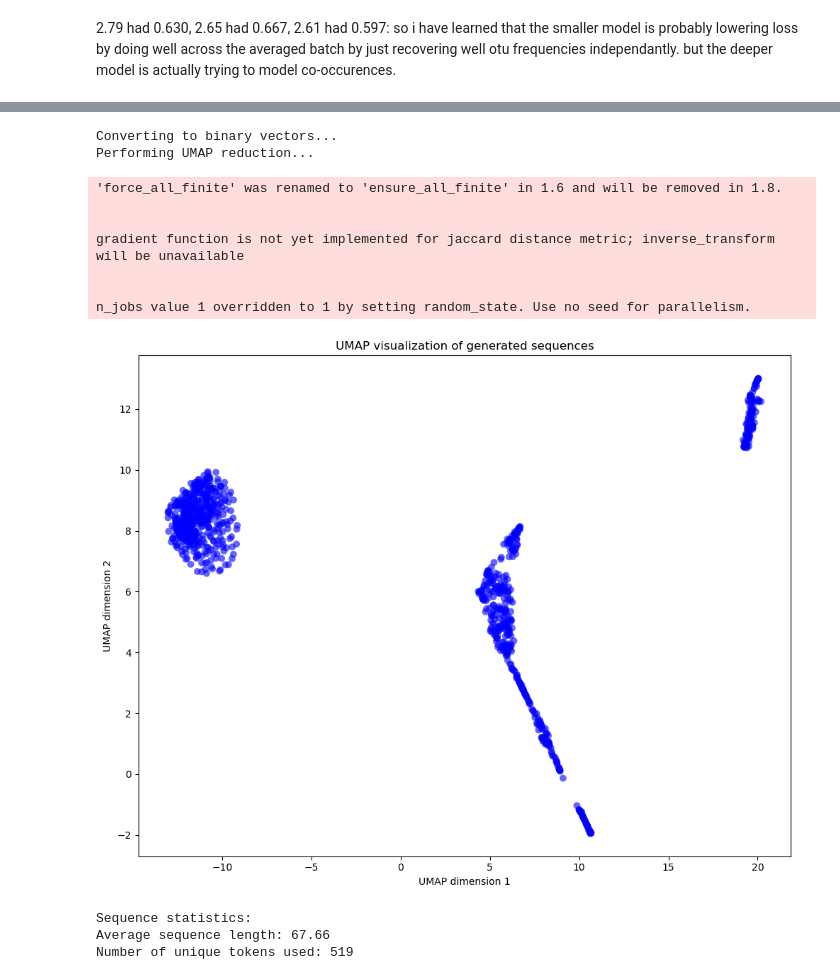
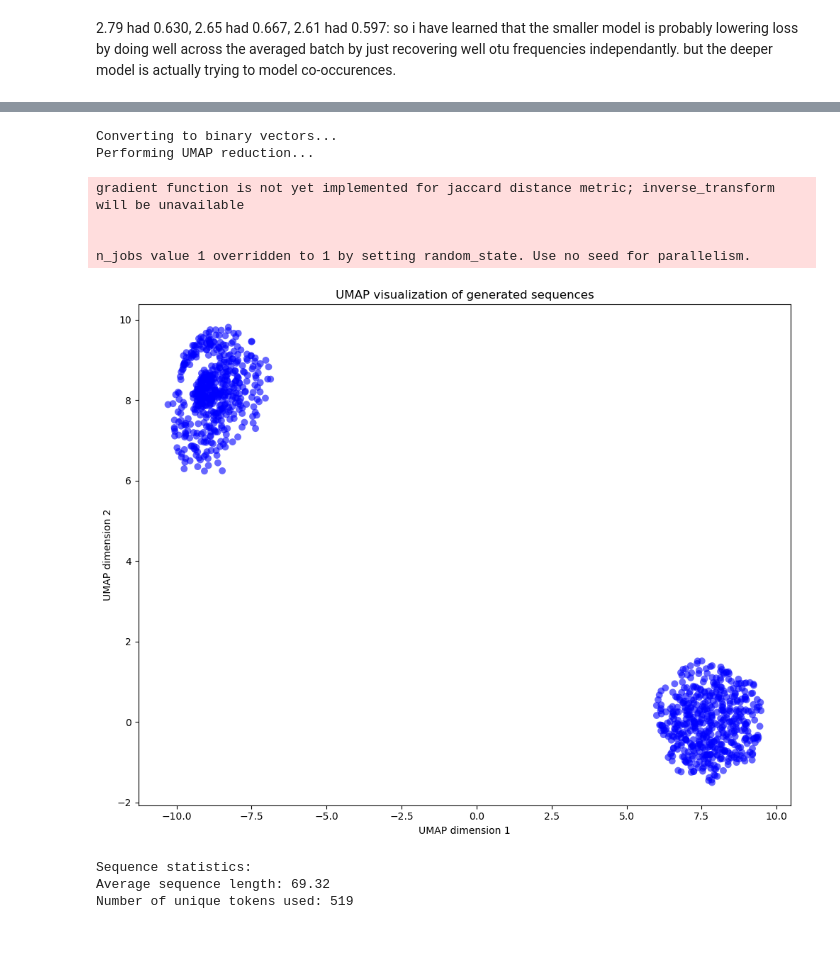
Before and after one commit to the-puzzler/cdcd_hmp, a Jupyter notebook: check_distrubutions.ipynb, the cells around one changed output, grey strips where cells are left out. Drawn from its saved outputs; the diff is of its cells as text; code cells hidden in the pictures; blank space fills up the shorter version.

```diff
--- a/check_distrubutions.ipynb
+++ b/check_distrubutions.ipynb
@@ -33,11 +52,11 @@ model0.load_state_dict(checkpoint['model_state_dict'])
 # %% [output]
 KeyError: 'model_args'
 # %%
-embed_dim = 16
-num_layers = 3 #5, 6
+embed_dim = 64
+num_layers = 10 #5, 6
 num_heads = 4
-dim_feedforward = 32 #32, 64
-num_fourier = 8
+dim_feedforward = 64 #32, 64
+num_fourier = 6
 vocab_size = max(max(x) for x in loaded_df['otu_arrays']) + 1
 model0 = CategoricalScoreDiffusion(
     vocab_size=vocab_size,
@@ -47,7 +66,7 @@ model0 = CategoricalScoreDiffusion(
     dim_feedforward=dim_feedforward,
     num_fourier_features=num_fourier
 )
-checkpoint = torch.load('best_model.pt')
+checkpoint = torch.load('/mnt/mnemo9/mpelus/matlas/cdcd_multi_train/cdcd_hmp/artifacts/best_model_h1fpglxm:v0/tmpdlbnh9x3.pt')
 
-model0.load_state_dict(checkpoint['model_state_dict'])
+model0.load_state_dict(checkpoint) #['model_state_dict']
 # %% [output]
@@ -128,7 +148,7 @@ def generate_sequences(model, num_sequences=1, seq_length=None, num_steps=100, t
         return final_tokens.cpu().numpy()
 
 # Usage remains the same
-generated = generate_sequences(model0, num_sequences=1, num_steps= 20, seq_length=4, temperature=0)
+generated = generate_sequences(model0, num_sequences=1, num_steps= 1, seq_length=4, temperature=1)
 print("\nGenerated sequences:")
 for seq in generated:
     print(seq)
@@ -286,6 +307,6 @@ def analyze_otu_distributions(real_data_df, generated_sequences, num_otus):
 # %%
 # Generate a large number of samples
 num_samples = 500  # adjust as needed
-generated_sequences = generate_sequences(model0, num_sequences=num_samples, temperature=1, num_steps=10)
+generated_sequences = generate_sequences(model0, num_sequences=num_samples, temperature=1, num_steps=3)
 # %% [output]
 Starting denoising process...
@@ -812,7 +812,7 @@ vocab_size = 519  # Adjust this if your vocab size is different
 binary_vectors = np.zeros((1000, vocab_size))
 
 # Convert each sequence to binary vector
-for i, seq in enumerate(generated_sequences_umap):
+for i, seq in enumerate(generated_sequences): #_umap
     # Create binary vector where 1 indicates presence of token
     unique_tokens = np.unique(seq[seq != 0])  # Ignore padding tokens (0)
     binary_vectors[i, unique_tokens] = 1
@@ -828,37 +828,34 @@ reducer = umap.UMAP(
 )
 embedding = reducer.fit_transform(binary_vectors)
 
 # Create scatter plot
 # Create scatter plot
 plt.figure(figsize=(10, 8))
 plt.scatter(embedding[:, 0], embedding[:, 1],
            alpha=0.6,           # Adjust transparency
            s=50,               # Point
            c='blue',          # Point color
            edgecolor='none')  # No edge color for cleaner look
 
 plt.title('UMAP visualization of generated sequences')
 plt.xlabel('UMAP dimension 1')
 plt.ylabel('UMAP dimension 2')
 
 plt.tight_layout()
 plt.show()
 
 # Print some statistics
 print("\nSequence statistics:")
 print(f"Average sequence length: {np.mean([len(seq[seq != 0]) for seq in generated_sequences]):.2f}")
 print(f"Number of unique tokens used: {len(np.unique(generated_sequences))}")
 # %% [output]
 Converting to binary vectors...
 Performing UMAP reduction...
-'force_all_finite' was renamed to 'ensure_all_finite' in 1.6 and will be removed in 1.8.
-
-
 gradient function is not yet implemented for jaccard distance metric; inverse_transform will be unavailable
 
 
 n_jobs value 1 overridden to 1 by setting random_state. Use no seed for parallelism.
-[figure, old version]
+[figure, new version]
 Sequence statistics:
-Average sequence length: 67.66
+Average sequence length: 69.32
 Number of unique tokens used: 519
```
Also changed, not shown: parts of 12 cells of this notebook, 4 other files.
